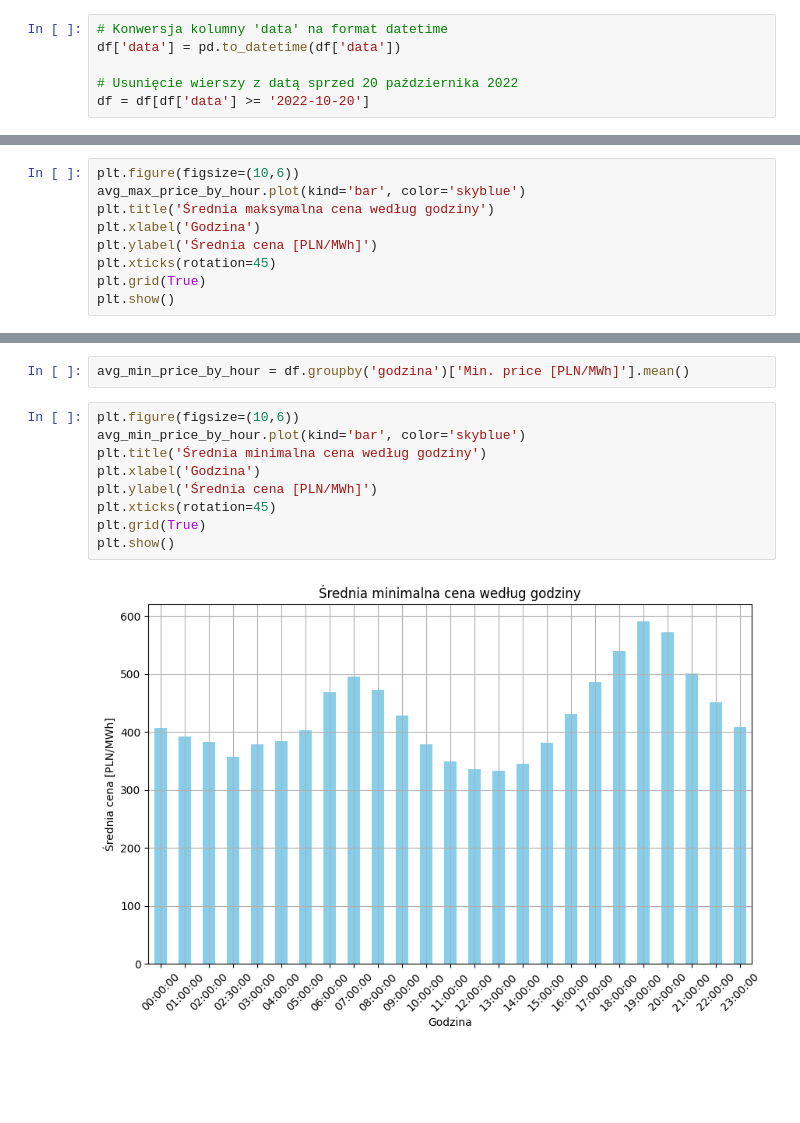
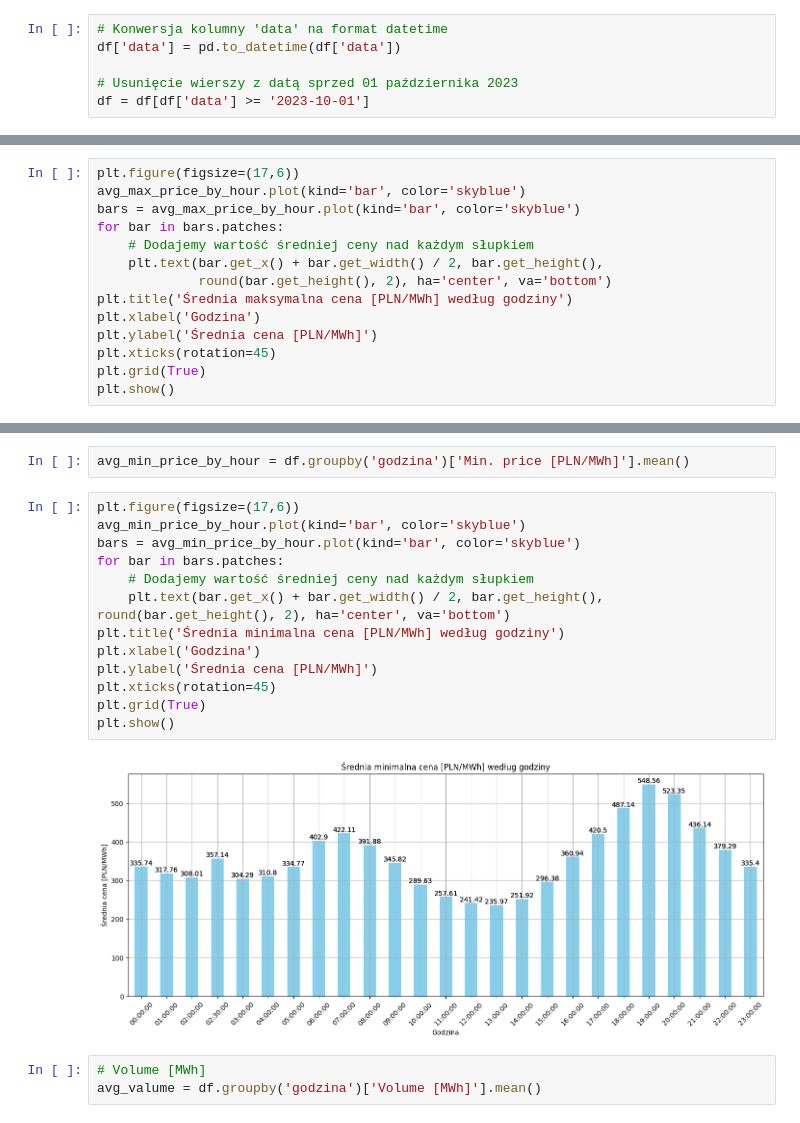
Before and after one commit to agatagera/Analiza-Cen-Energii, a Jupyter notebook: ceny_energii.ipynb, the cells around one changed output, grey strips where cells are left out. Cells and saved outputs as stored; diff of their text form; blank space fills up the shorter version.

```diff
--- a/ceny_energii.ipynb
+++ b/ceny_energii.ipynb
@@ -104,6 +106,6 @@ dtype: object
 # Konwersja kolumny 'data' na format datetime
 df['data'] = pd.to_datetime(df['data'])
 
-# Usunięcie wierszy z datą sprzed 20 października 2022
-df = df[df['data'] >= '2022-10-20']
+# Usunięcie wierszy z datą sprzed 01 października 2023
+df = df[df['data'] >= '2023-10-01']
 # %%
@@ -153,9 +139,14 @@ plt.show()
 # %%
 avg_max_price_by_hour = df.groupby('godzina')['Max. price [PLN/MWh]'].mean()
 # %%
-plt.figure(figsize=(10,6))
+plt.figure(figsize=(17,6))
 avg_max_price_by_hour.plot(kind='bar', color='skyblue')
-plt.title('Średnia maksymalna cena według godziny')
+bars = avg_max_price_by_hour.plot(kind='bar', color='skyblue')
+for bar in bars.patches:
+    # Dodajemy wartość średniej ceny nad każdym słupkiem
+    plt.text(bar.get_x() + bar.get_width() / 2, bar.get_height(),
+             round(bar.get_height(), 2), ha='center', va='bottom')
+plt.title('Średnia maksymalna cena [PLN/MWh] według godziny')
 plt.xlabel('Godzina')
 plt.ylabel('Średnia cena [PLN/MWh]')
 plt.xticks(rotation=45)
@@ -166,13 +157,20 @@ plt.show()
 # %%
 avg_min_price_by_hour = df.groupby('godzina')['Min. price [PLN/MWh]'].mean()
 # %%
-plt.figure(figsize=(10,6))
+plt.figure(figsize=(17,6))
 avg_min_price_by_hour.plot(kind='bar', color='skyblue')
-plt.title('Średnia minimalna cena według godziny')
+bars = avg_min_price_by_hour.plot(kind='bar', color='skyblue')
+for bar in bars.patches:
+    # Dodajemy wartość średniej ceny nad każdym słupkiem
+    plt.text(bar.get_x() + bar.get_width() / 2, bar.get_height(), round(bar.get_height(), 2), ha='center', va='bottom')
+plt.title('Średnia minimalna cena [PLN/MWh] według godziny')
 plt.xlabel('Godzina')
 plt.ylabel('Średnia cena [PLN/MWh]')
 plt.xticks(rotation=45)
 plt.grid(True)
 plt.show()
 # %% [output]
-[figure, old version]
+[figure, new version]
+# %%
+# Volume [MWh]
+avg_valume = df.groupby('godzina')['Volume [MWh]'].mean()
```
Also changed, not shown: parts of 29 cells of this notebook.
